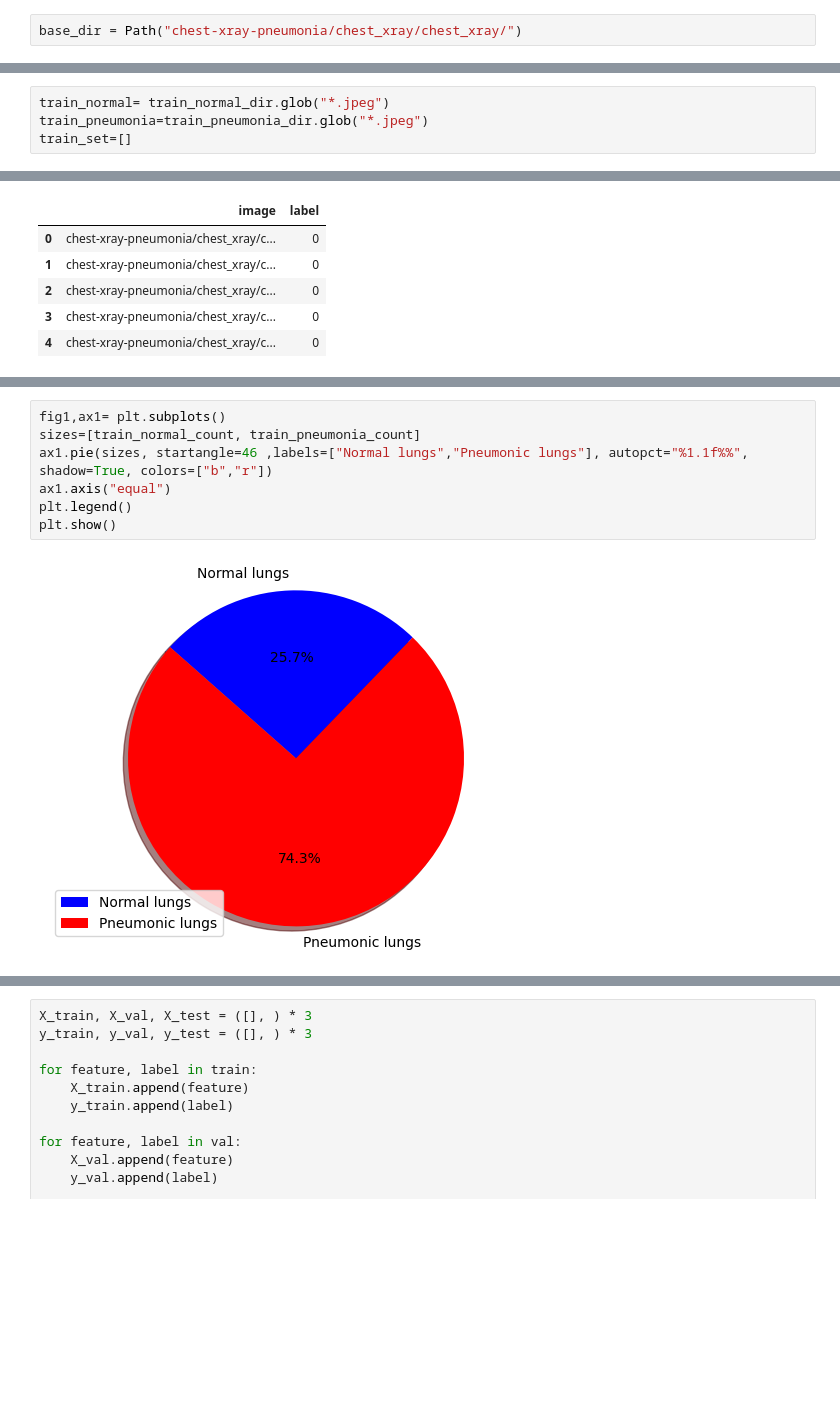
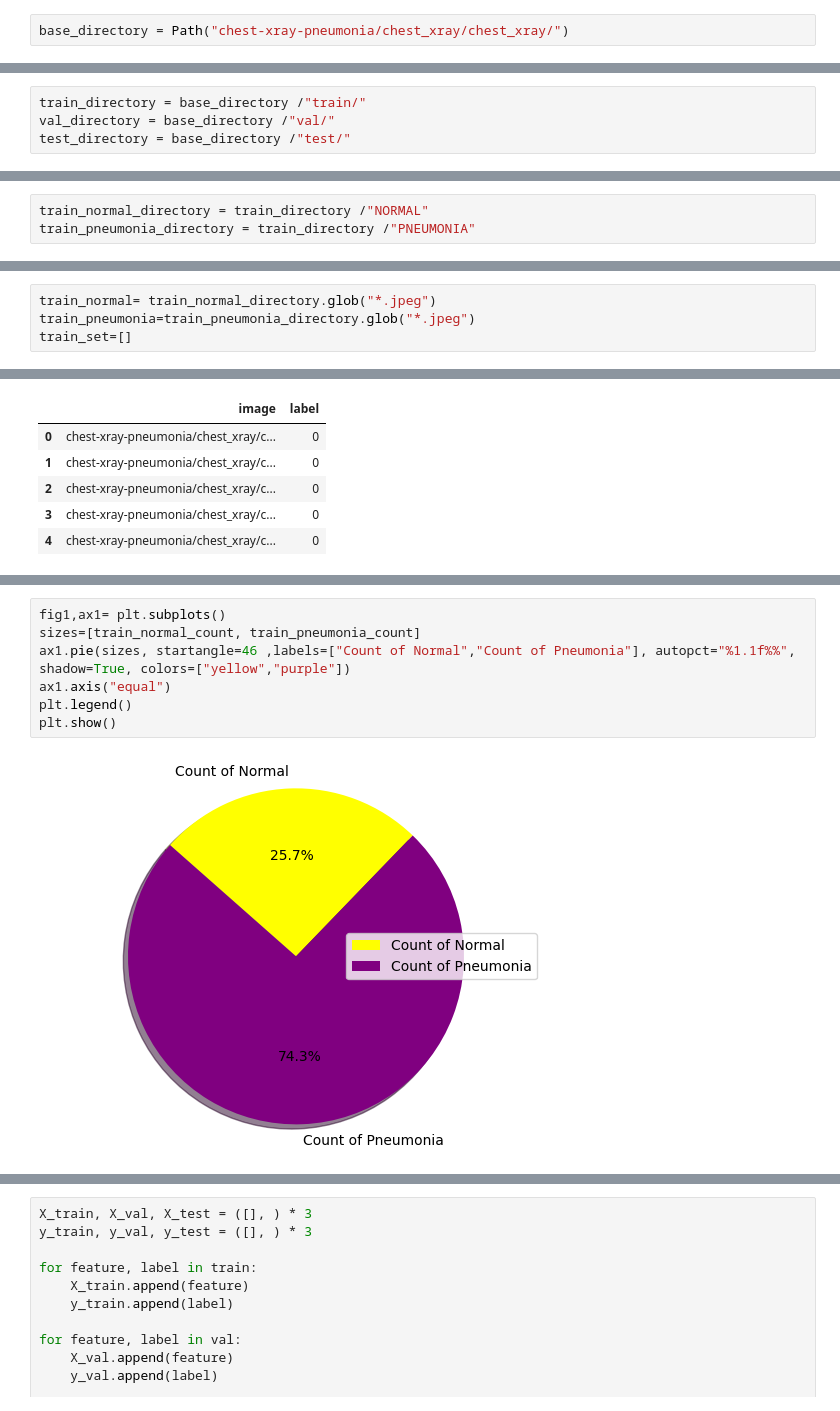
Before and after one commit to ngupta1137/MachineLearning_FinalProject, a Jupyter notebook: Pneumonia_Detection_ML_Final_Project.ipynb, the cells around one changed output, grey strips where cells are left out. Cells and saved outputs as stored; diff of their text form; blank space fills up the shorter version.

```diff
--- a/Pneumonia_Detection_ML_Final_Project.ipynb
+++ b/Pneumonia_Detection_ML_Final_Project.ipynb
@@ -58,4 +53,4 @@ Your Kaggle username: ngupta1137
 Your Kaggle Key: ··········
 Downloading chest-xray-pneumonia.zip to ./chest-xray-pneumonia
 # %%
-base_dir = Path("chest-xray-pneumonia/chest_xray/chest_xray/")
+base_directory = Path("chest-xray-pneumonia/chest_xray/chest_xray/")
@@ -75 +57,5 @@ Found GPU at: /device:GPU:0
+# %%
+train_directory = base_directory /"train/"
+val_directory = base_directory /"val/"
+test_directory = base_directory /"test/"
 # %%
@@ -82 +65,4 @@ train_pneumonia_dir = train_dir /"PNEUMONIA"
+# %%
+train_normal_directory = train_directory /"NORMAL"
+train_pneumonia_directory = train_directory /"PNEUMONIA"
 # %%
@@ -96,6 +82,6 @@ test_pneumonia_dir = test_dir /"PNEUMONIA"
 # %%
-train_normal= train_normal_dir.glob("*.jpeg")
-train_pneumonia=train_pneumonia_dir.glob("*.jpeg")
+train_normal= train_normal_directory.glob("*.jpeg")
+train_pneumonia=train_pneumonia_directory.glob("*.jpeg")
 train_set=[]
 # %%
 for img in train_normal:
@@ -221,11 +202,11 @@ plt.show()
 # %%
 fig1,ax1= plt.subplots()
 sizes=[train_normal_count, train_pneumonia_count]
-ax1.pie(sizes, startangle=46 ,labels=["Normal lungs","Pneumonic lungs"], autopct="%1.1f%%", shadow=True, colors=["b","r"])
+ax1.pie(sizes, startangle=46 ,labels=["Count of Normal","Count of Pneumonia"], autopct="%1.1f%%", shadow=True, colors=["yellow","purple"])
 ax1.axis("equal")
 plt.legend()
 plt.show()
 # %% [output]
-[figure, old version]
+[figure, new version]
 # %%
 fig2, ax2=plt.subplots()
```
Also changed, not shown: parts of 33 cells of this notebook.
